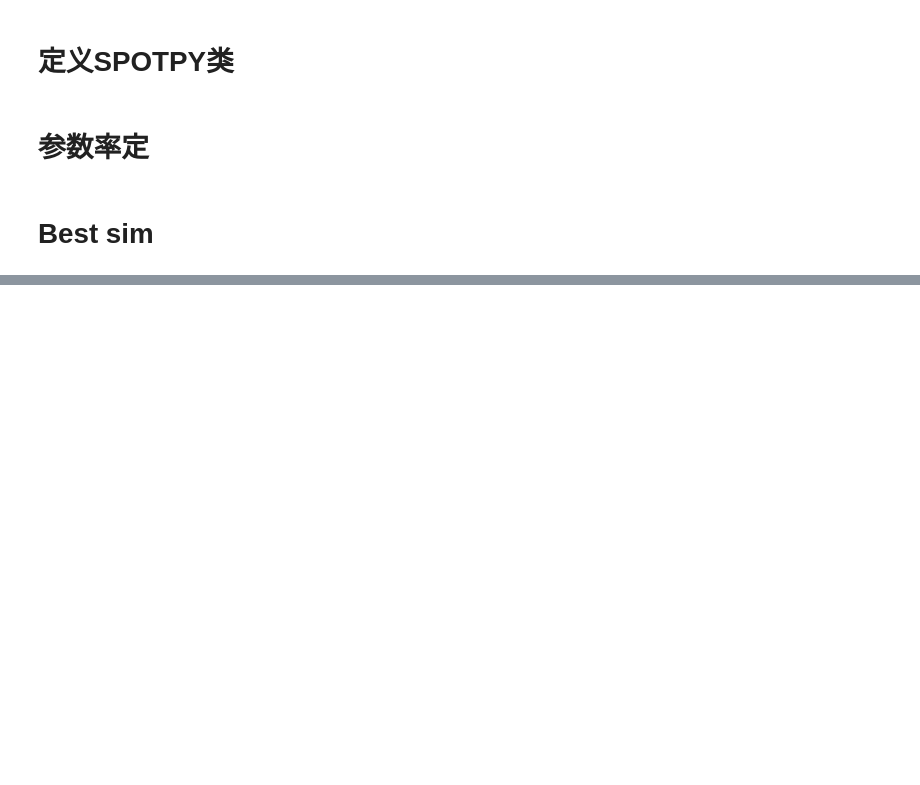
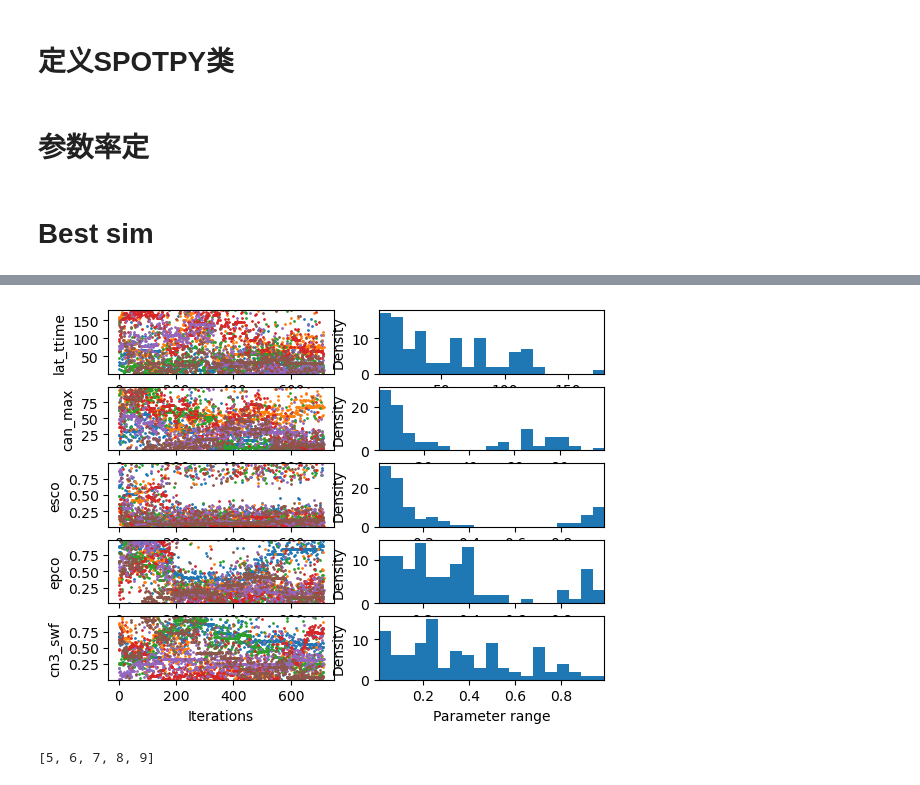
Before and after one commit to ShuaiGe57/SPOTPY-and-pySWATPlus, a Jupyter notebook: Cal.ipynb, the cells around one changed output, grey strips where cells are left out. Drawn from its saved outputs; the diff is of its cells as text; code cells hidden in the pictures; blank space fills up the shorter version.

```diff
--- a/Cal.ipynb
+++ b/Cal.ipynb
@@ -268,0 +302,19 @@ Run number 0 has the lowest objectivefunction with: -0.0625
+# %%
+parameters = sp.parameter.get_parameters_array(spot_setup)
+
+fig, ax = plt.subplots(nrows=5, ncols=2)
+for par_id in range(5,10):
+    sp.analyser.plot_parameter_trace(ax[par_id-5][0], Cal_results, parameters[par_id-5])
+    sp.analyser.plot_posterior_parameter_histogram(ax[par_id-5][1], Cal_results, parameters[par_id-5])
+
+ax[-1][0].set_xlabel('Iterations')
+ax[-1][1].set_xlabel('Parameter range')
+
+plt.show()
+fig.savefig('hymod_parameters.png',dpi=300)
+# %% [output]
+[figure, added]
+# %%
+list(range(5, 10))
+# %% [output]
+[5, 6, 7, 8, 9]
```
Also changed, not shown: parts of 6 cells of this notebook, 1 other file.
